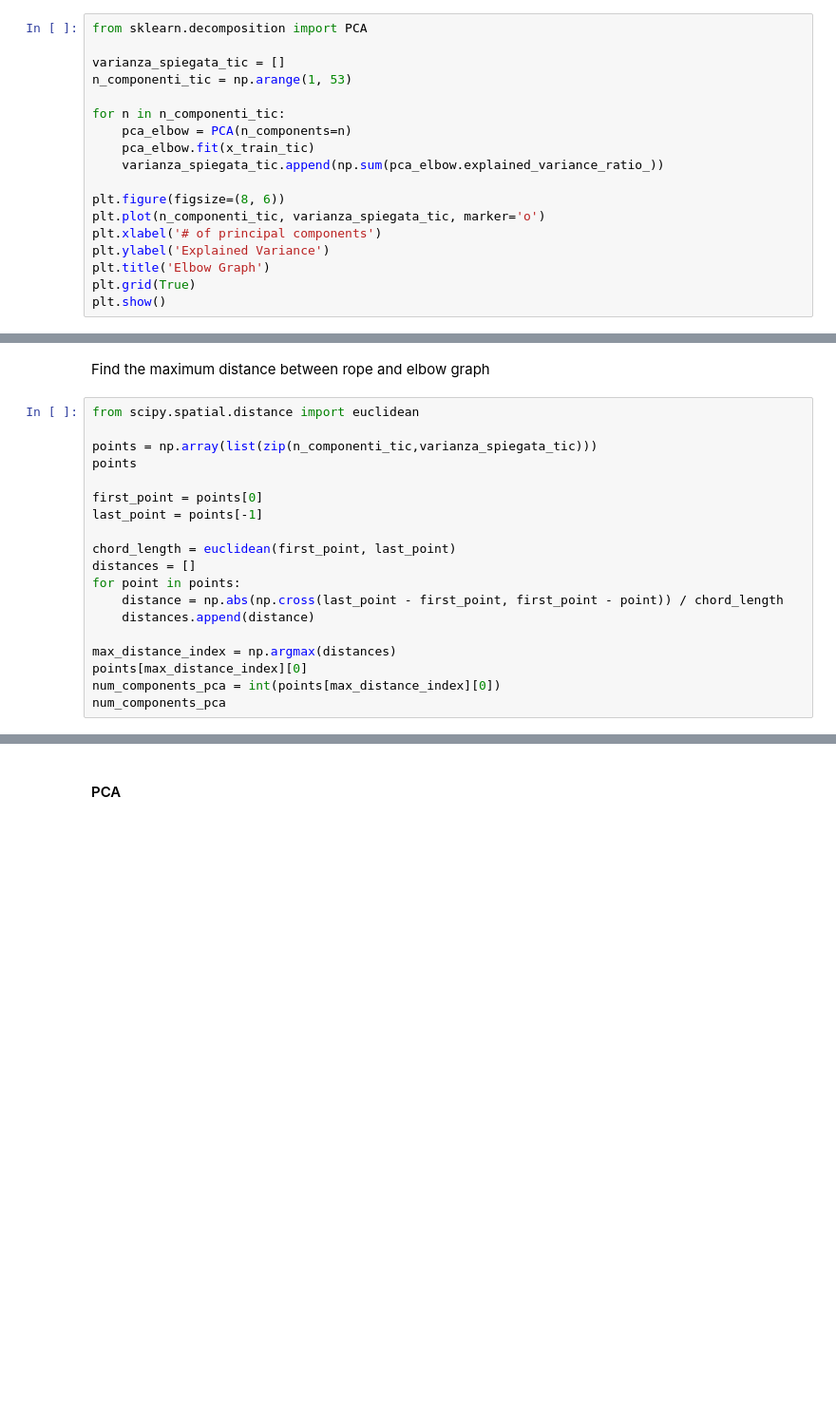
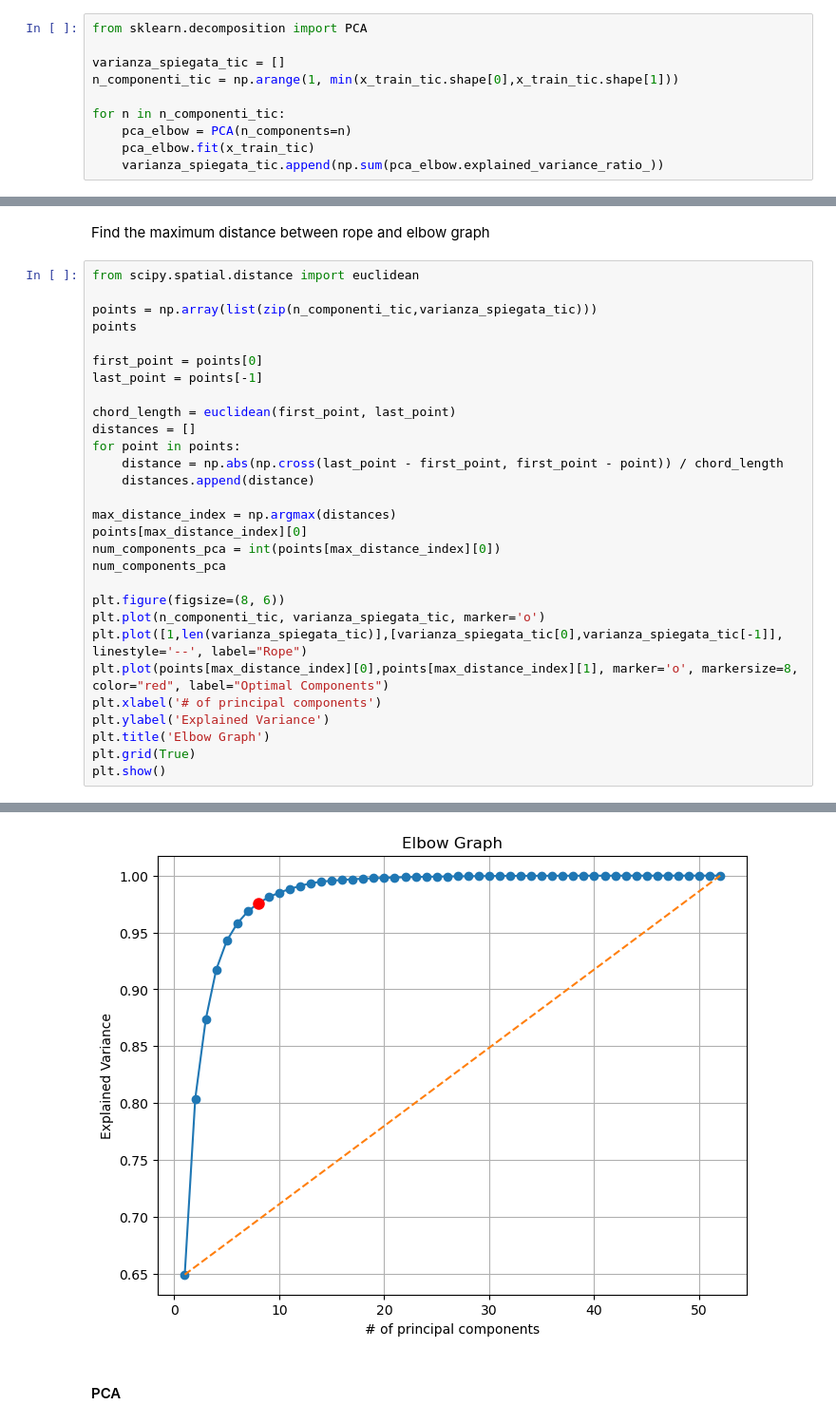
Before and after one commit to Bvs00/AI4ODA_projectwork, a Jupyter notebook: Metaboloma/TIC/notebook_metaboloma_findModel_TIC.ipynb, the cells around one changed output, grey strips where cells are left out. Shown at 95% size. Cells and saved outputs as stored; diff of their text form; blank space fills up the shorter version.

```diff
--- a/Metaboloma/TIC/notebook_metaboloma_findModel_TIC.ipynb
+++ b/Metaboloma/TIC/notebook_metaboloma_findModel_TIC.ipynb
@@ -479,17 +479,9 @@ In this way we can choose the number of principal components to have a determina
 from sklearn.decomposition import PCA
 
 varianza_spiegata_tic = []
-n_componenti_tic = np.arange(1, 53)
+n_componenti_tic = np.arange(1, min(x_train_tic.shape[0],x_train_tic.shape[1]))
 
 for n in n_componenti_tic:
     pca_elbow = PCA(n_components=n)
     pca_elbow.fit(x_train_tic)
     varianza_spiegata_tic.append(np.sum(pca_elbow.explained_variance_ratio_))
-
-plt.figure(figsize=(8, 6))
-plt.plot(n_componenti_tic, varianza_spiegata_tic, marker='o')
-plt.xlabel('# of principal components')
-plt.ylabel('Explained Variance')
-plt.title('Elbow Graph')
-plt.grid(True)
-plt.show()
@@ -516,4 +506,14 @@ max_distance_index = np.argmax(distances)
 points[max_distance_index][0]
 num_components_pca = int(points[max_distance_index][0])
 num_components_pca
+
+plt.figure(figsize=(8, 6))
+plt.plot(n_componenti_tic, varianza_spiegata_tic, marker='o')
+plt.plot([1,len(varianza_spiegata_tic)],[varianza_spiegata_tic[0],varianza_spiegata_tic[-1]], linestyle='--', label="Rope")
+plt.plot(points[max_distance_index][0],points[max_distance_index][1], marker='o', markersize=8, color="red", label="Optimal Components")
+plt.xlabel('# of principal components')
+plt.ylabel('Explained Variance')
+plt.title('Elbow Graph')
+plt.grid(True)
+plt.show()
 # %% [output]
@@ -521,3 +520,4 @@ num_components_pca
+[figure, added]
 # %% [markdown]
 #### PCA
 # %%
```
Also changed, not shown: parts of 2 cells of this notebook, 13 other files.
